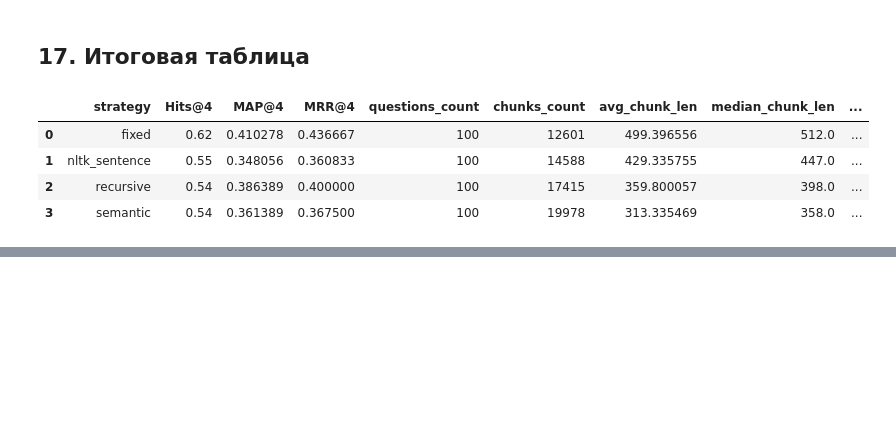
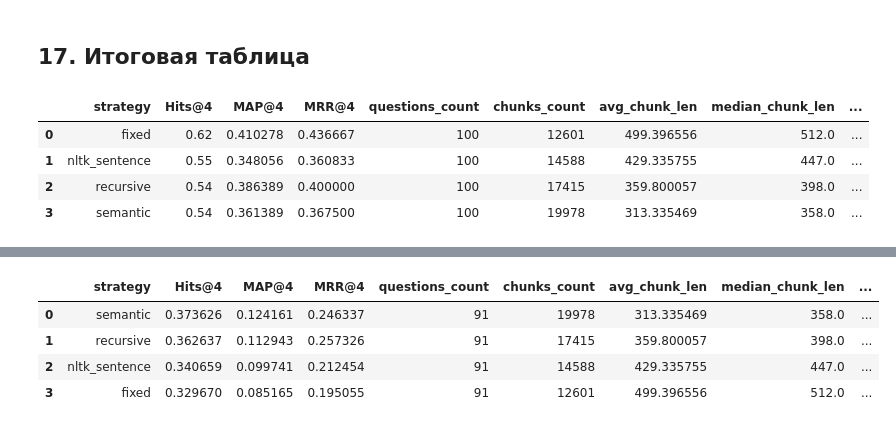
Before and after one commit to Mindalmilk/rag_chunking, a Jupyter notebook: chunkers_retrieval.ipynb, the cells around one changed output, grey strips where cells are left out. Cells and saved outputs as stored; diff of their text form; code cells hidden in the pictures; blank space fills up the shorter version.

Commit message:
Add strict retrieval evaluation

```diff
--- a/chunkers_retrieval.ipynb
+++ b/chunkers_retrieval.ipynb
@@ -728,0 +851,19 @@ summary_df
+# %%
+strict_summary_df = (
+    strict_metrics_df
+    .merge(chunk_stats_df, on="strategy", how="left")
+    .merge(timing_df, on="strategy", how="left")
+)
+
+strict_summary_df = strict_summary_df.sort_values("Hits@4", ascending=False)
+
+strict_summary_path = results_dir / "chunkers_retrieval_summary_strict_100.csv"
+strict_summary_df.to_csv(strict_summary_path, index=False)
+
+strict_summary_df
+# %% [output]
+|  | strategy | Hits@4 | MAP@4 | MRR@4 | questions_count | chunks_count | avg_chunk_len | median_chunk_len | ... |
+| 0 | semantic | 0.373626 | 0.124161 | 0.246337 | 91 | 19978 | 313.335469 | 358.0 | ... |
+| 1 | recursive | 0.362637 | 0.112943 | 0.257326 | 91 | 17415 | 359.800057 | 398.0 | ... |
+| 2 | nltk_sentence | 0.340659 | 0.099741 | 0.212454 | 91 | 14588 | 429.335755 | 447.0 | ... |
+| 3 | fixed | 0.329670 | 0.085165 | 0.195055 | 91 | 12601 | 499.396556 | 512.0 | ... |
```
Also changed, not shown: parts of 2 cells of this notebook, 1 other file.
